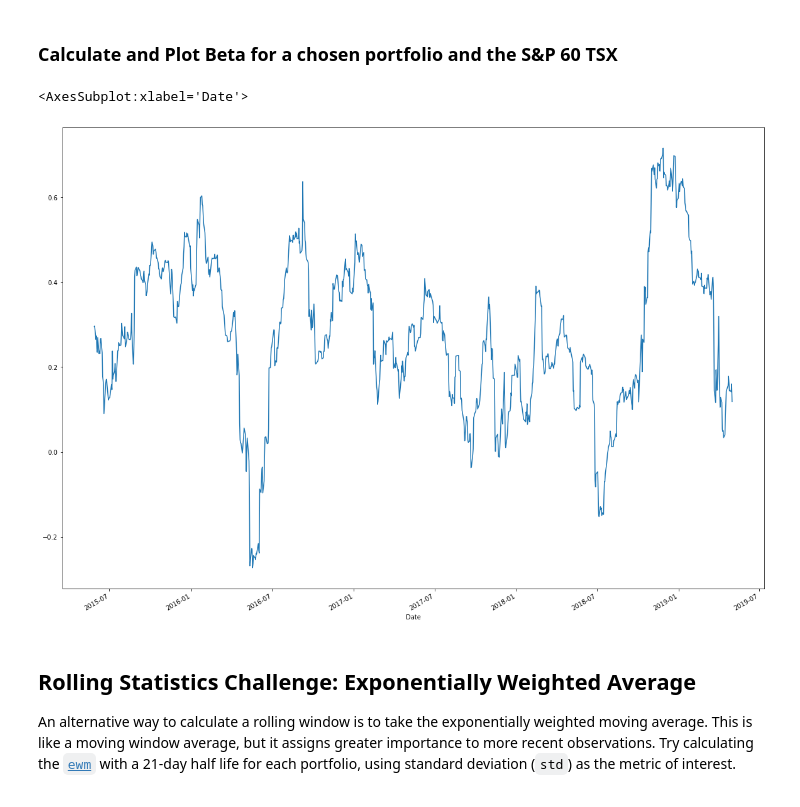
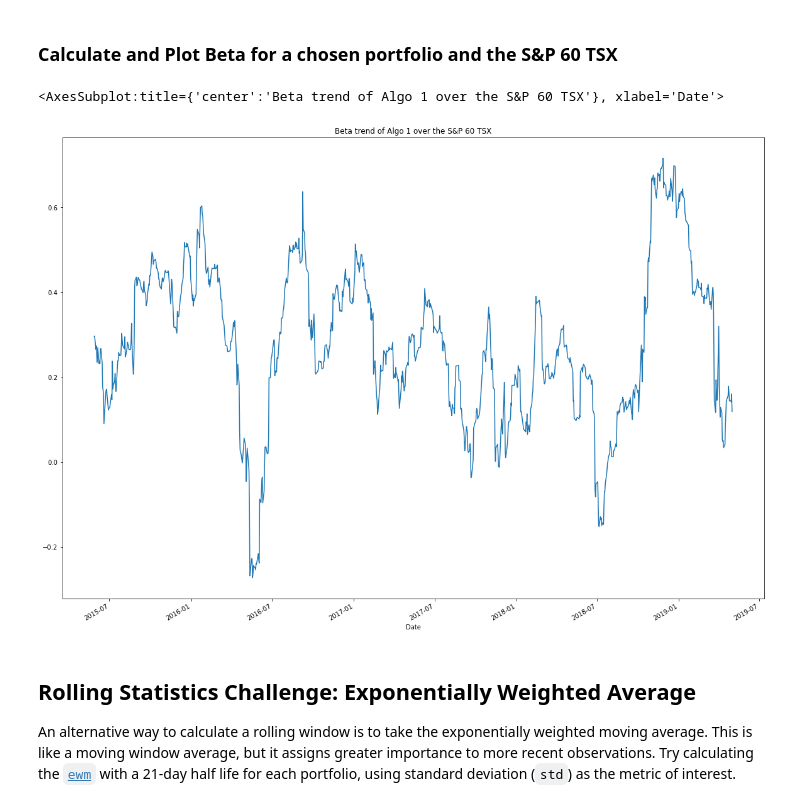
Before and after one commit to ngracan/Python-Challenge-2, a Jupyter notebook: Code/whale_analysis.ipynb, the cells around one changed output. Drawn from its saved outputs; the diff is of its cells as text; code cells hidden in the pictures.

```diff
--- a/Code/whale_analysis.ipynb
+++ b/Code/whale_analysis.ipynb
@@ -313,16 +313,16 @@ sns.heatmap(correlation, vmin=-1, vmax=1)
 # %%
 # Calculate covariance of a single portfolio
 rolling_covariance_algo_1 = combined_returns_df["Algo 1"].rolling(window=60).cov(combined_returns_df["S&P TSX"])
 # Calculate variance of S&P TSX
 rolling_variance_sp_tsx = combined_returns_df["S&P TSX"].rolling(window=60).var()
 # Computing beta
 rolling_portfolio_beta = rolling_covariance_algo_1 / rolling_variance_sp_tsx
 rolling_portfolio_beta
 # Plot beta trend
-rolling_portfolio_beta.plot(figsize=(20,15))
+rolling_portfolio_beta.plot(figsize=(20,15), title="Beta trend of Algo 1 over the S&P 60 TSX")
 # %% [output]
-<AxesSubplot:xlabel='Date'>
+<AxesSubplot:title={'center':'Beta trend of Algo 1 over the S&P 60 TSX'}, xlabel='Date'>
-[figure, old version]
+[figure, new version]
 # %% [markdown]
 ## Rolling Statistics Challenge: Exponentially Weighted Average
 
```
Also changed, not shown: parts of 11 cells of this notebook, 2 other files.
